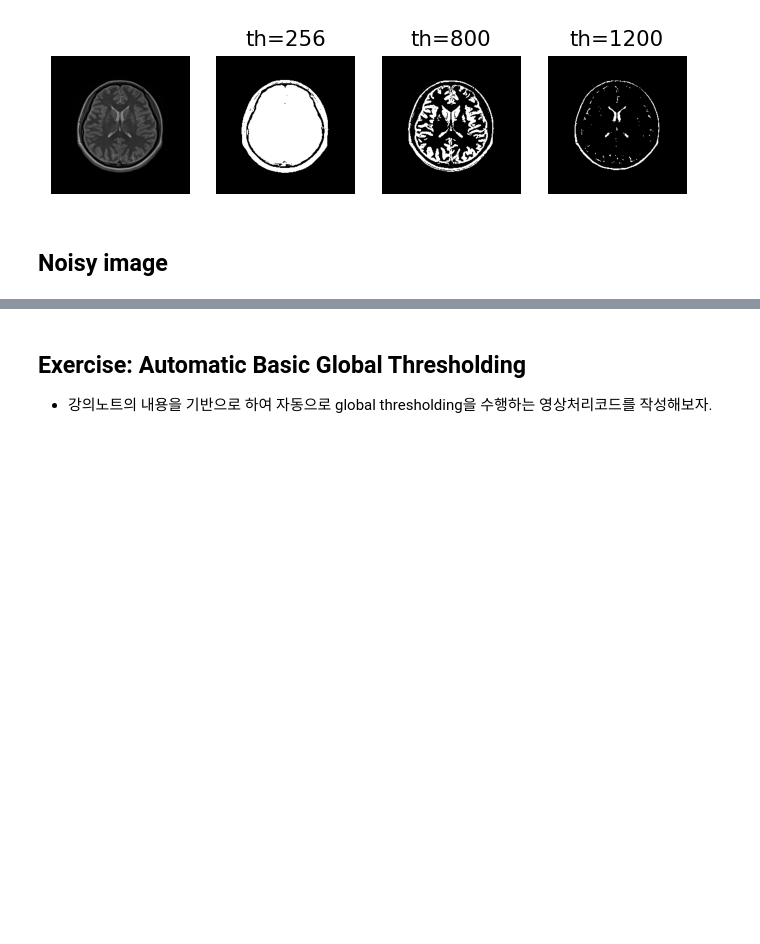
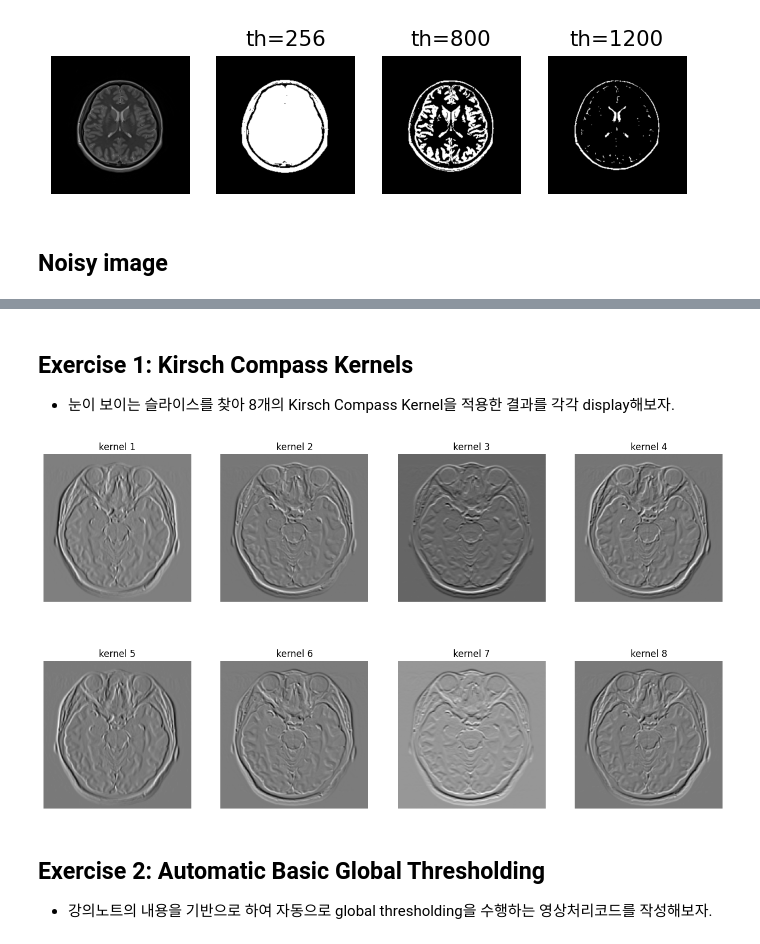
Before and after one commit to hufsaim/T10306201, a Jupyter notebook: notebook_2024/Lab06.ipynb, the cells around one changed output, grey strips where cells are left out. Drawn from its saved outputs; the diff is of its cells as text; code cells hidden in the pictures; blank space fills up the shorter version.

```diff
--- a/notebook_2024/Lab06.ipynb
+++ b/notebook_2024/Lab06.ipynb
@@ -138,5 +138,21 @@ plt.show()
+# %% [markdown]
+## Exercise 1: Kirsch Compass Kernels
+- 눈이 보이는 슬라이스를 찾아 8개의 Kirsch Compass Kernel을 적용한 결과를 각각 display해보자.
+# %%
+ks = np.zeros((8,3,3))
+ks[0] = np.array([[-3,-3,5],[-3,0,5],[-3,-3,5]])
+#...
+
+img = mri[::-1,::-1,30].transpose((1,0))
+
+plt.figure(figsize=(16,9))
+for n in np.arange(8):
+  plt.subplot(2,4,n+1)
+  # ...
+# %% [output]
+[figure, added]
 # %% [markdown]
-## Exercise: Automatic Basic Global Thresholding
+## Exercise 2: Automatic Basic Global Thresholding
 - 강의노트의 내용을 기반으로 하여 자동으로 global thresholding을 수행하는 영상처리코드를 작성해보자.
 # %%
 T_init = 1
```
Also changed, not shown: parts of 3 cells of this notebook.
